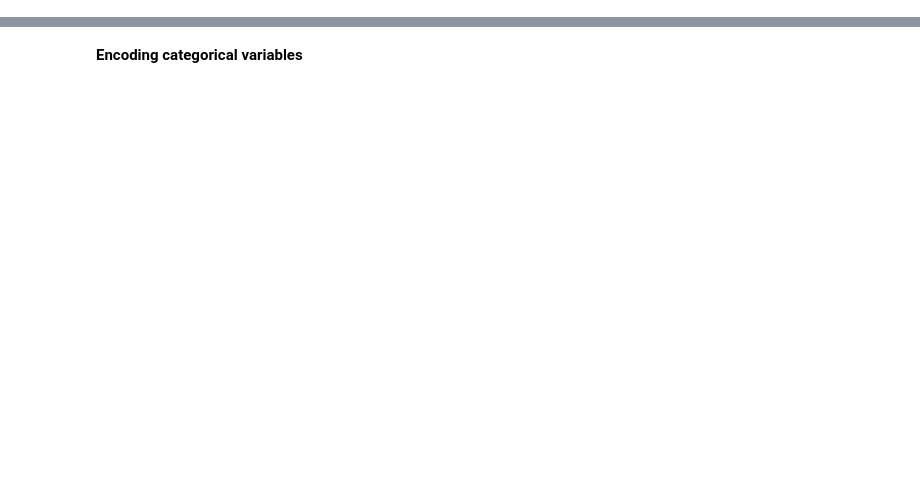
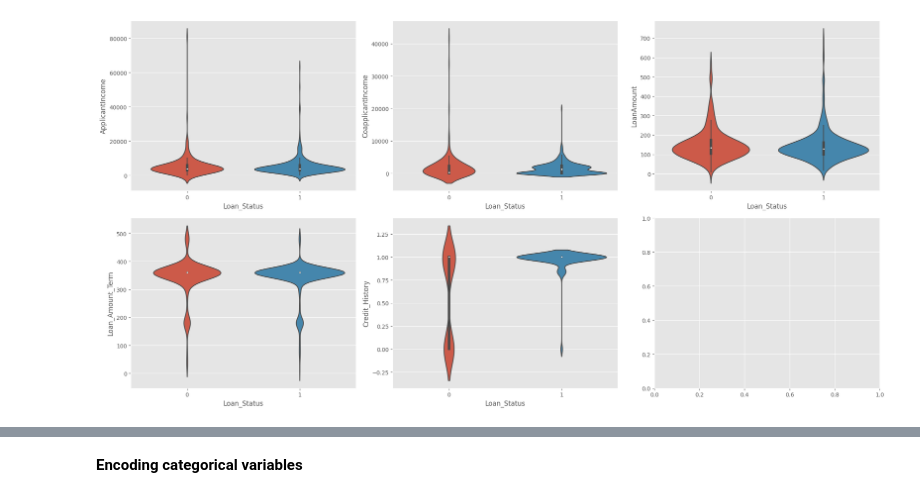
Before and after one commit to Michael-HK/mlops-loan_approval_model, a Jupyter notebook: loan_approval_prediction.ipynb, the cells around one changed output, grey strips where cells are left out. Drawn from its saved outputs; the diff is of its cells as text; code cells hidden in the pictures; blank space fills up the shorter version.

```diff
--- a/loan_approval_prediction.ipynb
+++ b/loan_approval_prediction.ipynb
@@ -162,11 +360,13 @@ plt.show()
 # %%
 con_var = ['ApplicantIncome', 'CoapplicantIncome', 'LoanAmount', 'Loan_Amount_Term', 'Credit_History']
 
 fig, axs = plt.subplots(nrows=2, ncols=3, figsize=(20,10))
 axs = axs.flatten()
 
 for i, var in enumerate(con_var):
-  sns.violinplot(y=var, x='Loan_Status' data=df, ax=axs[i])
+  sns.violinplot(y=var, x='Loan_Status', data=df, ax=axs[i])
 
 fig.tight_layout()
 plt.show()
+# %% [output]
+[figure, added]
```
Also changed, not shown: parts of 62 cells of this notebook.
